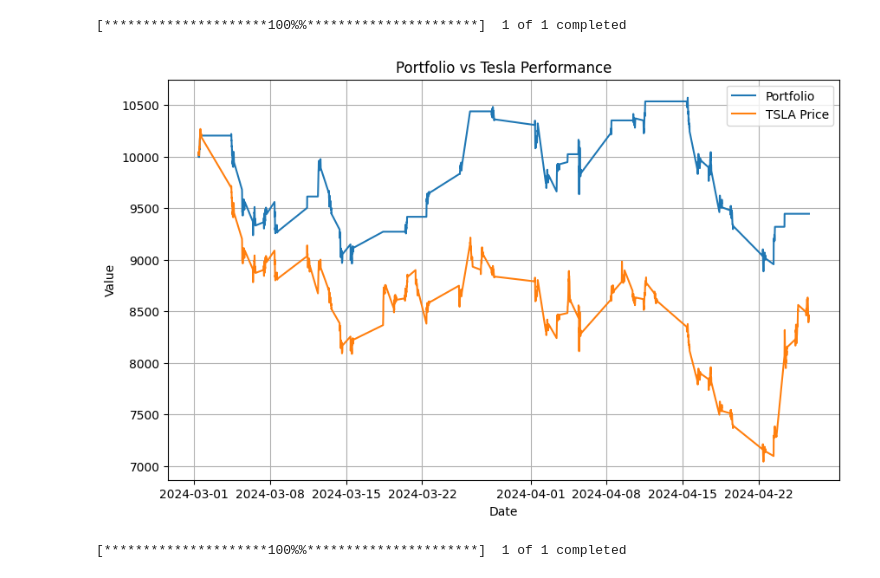
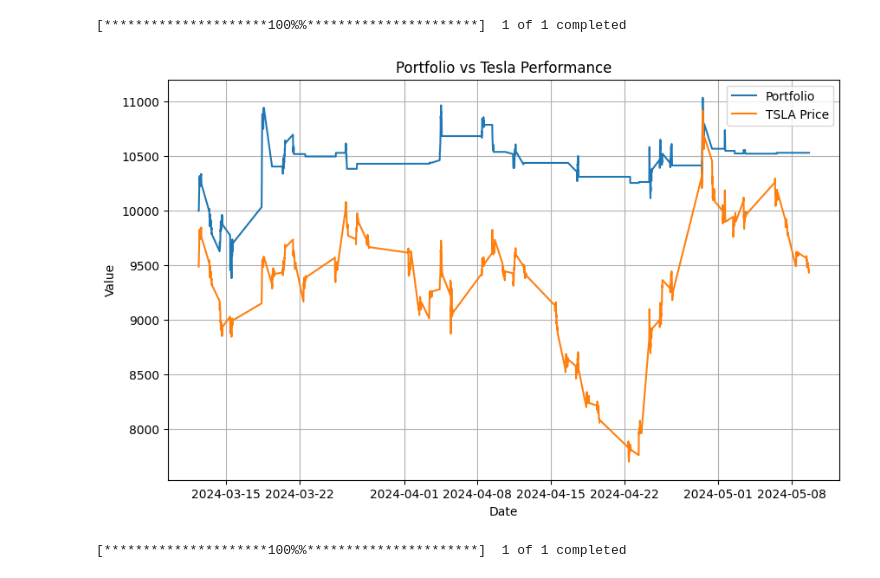
Before and after one commit to jfour1e/Quant-Algo-Trading, a Jupyter notebook: backtesting.ipynb, the cells around one changed output. Saved outputs shown, nothing was run; the diff lists cells and outputs as text; code cells hidden in the pictures.

```diff
--- a/backtesting.ipynb
+++ b/backtesting.ipynb
@@ -7,12 +7,10 @@ from window import *
 import matplotlib.pyplot as plt
 import numpy as np
 
-ticker = 'NDAQ'
+ticker = 'IESC'
 start_date = (datetime.today() - timedelta(days=59)).strftime('%Y-%m-%d')
 end_date = datetime.today().strftime('%Y-%m-%d')
 
 data = fetch_data(ticker, start_date, end_date)
-
-print(data.columns)
 # %% [output]
 [*********************100%%**********************]  1 of 1 completed
@@ -112,19 +154,19 @@ portfolio = backtest_strategy(data)
 # %% [output]
 [*********************100%%**********************]  1 of 1 completed
 # %%
-stock_data = data['Close']*50.27
+stock_data = data['Close']*55
 
 plt.figure(figsize=(10, 6))
 plt.plot(portfolio.index, portfolio['Portfolio Value'], label='Portfolio')
 plt.plot(stock_data.index, stock_data, label='TSLA Price')
 plt.title('Portfolio vs Tesla Performance')
 plt.xlabel('Date')
 plt.ylabel('Value')
 plt.legend()
 plt.grid(True)
 plt.show()
 # %% [output]
-[figure, old version]
+[figure, new version]
 # %%
 ticker = 'SPY'
 start_date = (datetime.today() - timedelta(days=59)).strftime('%Y-%m-%d')
```
Also changed, not shown: parts of 7 cells of this notebook, 2 other files.
